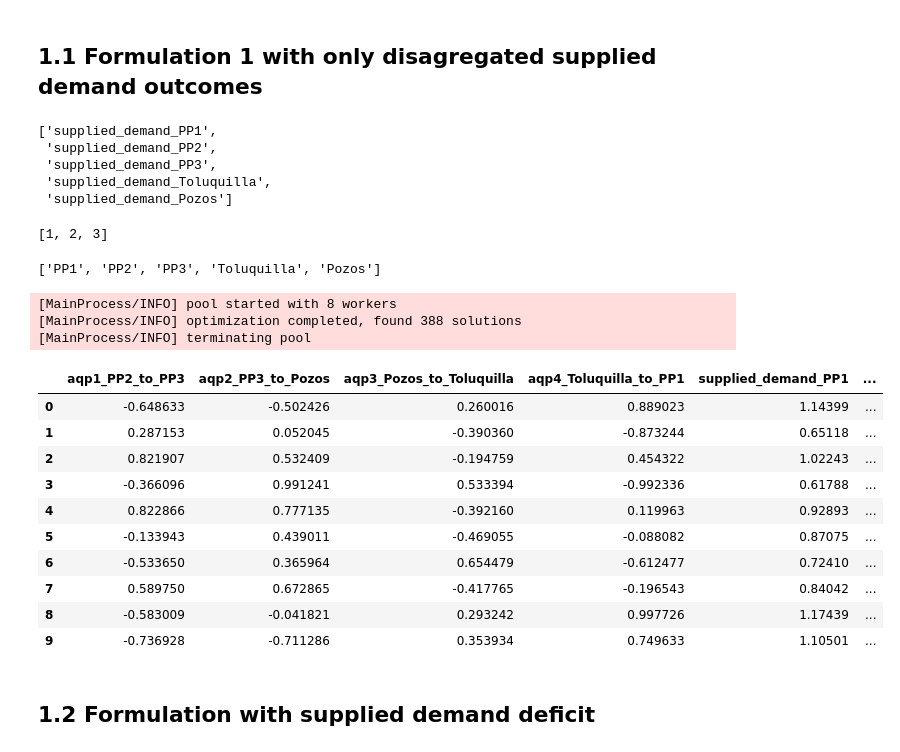
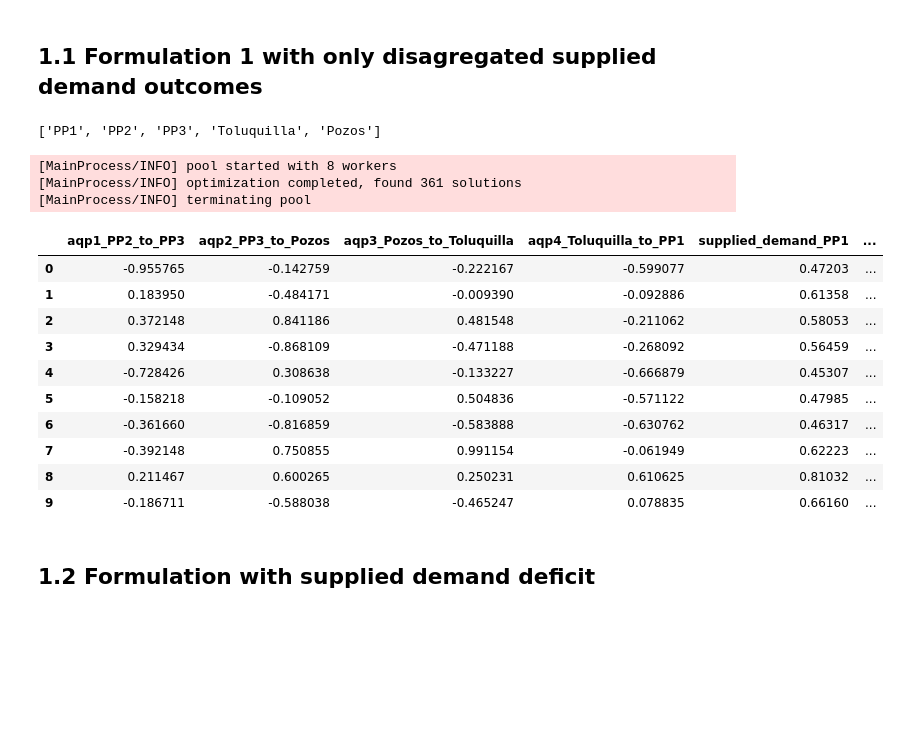
Before and after one commit to arielgoldin/GDL_Aquapheric_Policies, a Jupyter notebook: AMG_experimentation.ipynb, the cells around one changed output. Drawn from its saved outputs; the diff is of its cells as text; code cells hidden in the pictures; blank space fills up the shorter version.

```diff
--- a/AMG_experimentation.ipynb
+++ b/AMG_experimentation.ipynb
@@ -48,18 +39,4 @@ scenario1= Scenario("drought1",
 # %% [markdown]
 ## 1.1 Formulation 1 with only disagregated supplied demand outcomes
-# %%
-ZA_names = ["PP1", "PP2", "PP3", "Toluquilla", "Pozos"]
-maximizing_outcomes = [f"supplied_demand_{ZA}" for ZA in ZA_names]
-maximizing_outcomes
-# %% [output]
-['supplied_demand_PP1',
- 'supplied_demand_PP2',
- 'supplied_demand_PP3',
- 'supplied_demand_Toluquilla',
- 'supplied_demand_Pozos']
-# %%
-[1,2] + [3]
-# %% [output]
-[1, 2, 3]
 # %%
 from AMG_function import AMG_model_function
@@ -94,35 +79,51 @@ ZA_names
 # %%
 #Using supplied demand and a non negatyive constrain
 ema_logging.log_to_stderr(ema_logging.INFO)
-drougth_multiplier = 0.7
-scenario1= Scenario("drought1", chapala_flow = 6.9*drougth_multiplier,
-                    calderon_flow = 1*drougth_multiplier, zapotillo_flow = 1*drougth_multiplier,
-                    pozos_flow = 2.3*drougth_multiplier, toluquilla_flow = 0.5*drougth_multiplier)
+
+#Scenario setting
+drougth_multiplier = 0.5
+scenario1 = Scenario("drought1",
+                    chapala_flow = 6.9*drougth_multiplier,
+                    calderon_flow = 1*drougth_multiplier,
+                    zapotillo_flow = 1*drougth_multiplier,
+                    pozos_flow = 2.3*drougth_multiplier,
+                    toluquilla_flow = 0.5*drougth_multiplier)
+
+scenario_2020 = Scenario("drought_2020",
+                    chapala_flow = 7.1*drougth_multiplier,
+                    calderon_flow = 0*drougth_multiplier,
+                    zapotillo_flow = 0*drougth_multiplier,
+                    pozos_flow = 2.2*drougth_multiplier,
+                    toluquilla_flow = 0.4*drougth_multiplier)
+
+
+scenario = scenario_2020
+
 
 non_negative_outcomes = [f"supplied_{ZA}" for ZA in ZA_names]
 constraints = [Constraint("non_negative_constrain", outcome_names= outcome,
                          function=lambda x: max(0, -x)) for outcome in non_negative_outcomes]
 
 with MultiprocessingEvaluator(AMG_model) as evaluator:
     results = evaluator.optimize(
-        nfe=1000, searchover="levers", epsilons=[0.05] * 5, constraints = constraints, reference=scenario1
+        nfe=1000, searchover="levers", epsilons=[0.05] * 5, constraints = constraints, reference=scenario
     )
 
 results.head(10)
 # %% [output]
 [MainProcess/INFO] pool started with 8 workers
-[MainProcess/INFO] optimization completed, found 388 solutions
+[MainProcess/INFO] optimization completed, found 361 solutions
 [MainProcess/INFO] terminating pool
 |  | aqp1_PP2_to_PP3 | aqp2_PP3_to_Pozos | aqp3_Pozos_to_Toluquilla | aqp4_Toluquilla_to_PP1 | supplied_demand_PP1 | ... |
-| 0 | -0.648633 | -0.502426 | 0.260016 | 0.889023 | 1.14399 | ... |
-| 1 | 0.287153 | 0.052045 | -0.390360 | -0.873244 | 0.65118 | ... |
-| 2 | 0.821907 | 0.532409 | -0.194759 | 0.454322 | 1.02243 | ... |
-| 3 | -0.366096 | 0.991241 | 0.533394 | -0.992336 | 0.61788 | ... |
-| 4 | 0.822866 | 0.777135 | -0.392160 | 0.119963 | 0.92893 | ... |
-| 5 | -0.133943 | 0.439011 | -0.469055 | -0.088082 | 0.87075 | ... |
-| 6 | -0.533650 | 0.365964 | 0.654479 | -0.612477 | 0.72410 | ... |
-| 7 | 0.589750 | 0.672865 | -0.417765 | -0.196543 | 0.84042 | ... |
-| 8 | -0.583009 | -0.041821 | 0.293242 | 0.997726 | 1.17439 | ... |
-| 9 | -0.736928 | -0.711286 | 0.353934 | 0.749633 | 1.10501 | ... |
+| 0 | -0.955765 | -0.142759 | -0.222167 | -0.599077 | 0.47203 | ... |
+| 1 | 0.183950 | -0.484171 | -0.009390 | -0.092886 | 0.61358 | ... |
+| 2 | 0.372148 | 0.841186 | 0.481548 | -0.211062 | 0.58053 | ... |
+| 3 | 0.329434 | -0.868109 | -0.471188 | -0.268092 | 0.56459 | ... |
+| 4 | -0.728426 | 0.308638 | -0.133227 | -0.666879 | 0.45307 | ... |
+| 5 | -0.158218 | -0.109052 | 0.504836 | -0.571122 | 0.47985 | ... |
+| 6 | -0.361660 | -0.816859 | -0.583888 | -0.630762 | 0.46317 | ... |
+| 7 | -0.392148 | 0.750855 | 0.991154 | -0.061949 | 0.62223 | ... |
+| 8 | 0.211467 | 0.600265 | 0.250231 | 0.610625 | 0.81032 | ... |
+| 9 | -0.186711 | -0.588038 | -0.465247 | 0.078835 | 0.66160 | ... |
 # %% [markdown]
 ## 1.2 Formulation with supplied demand deficit
```
Also changed, not shown: parts of 15 cells of this notebook, 5 other files.
